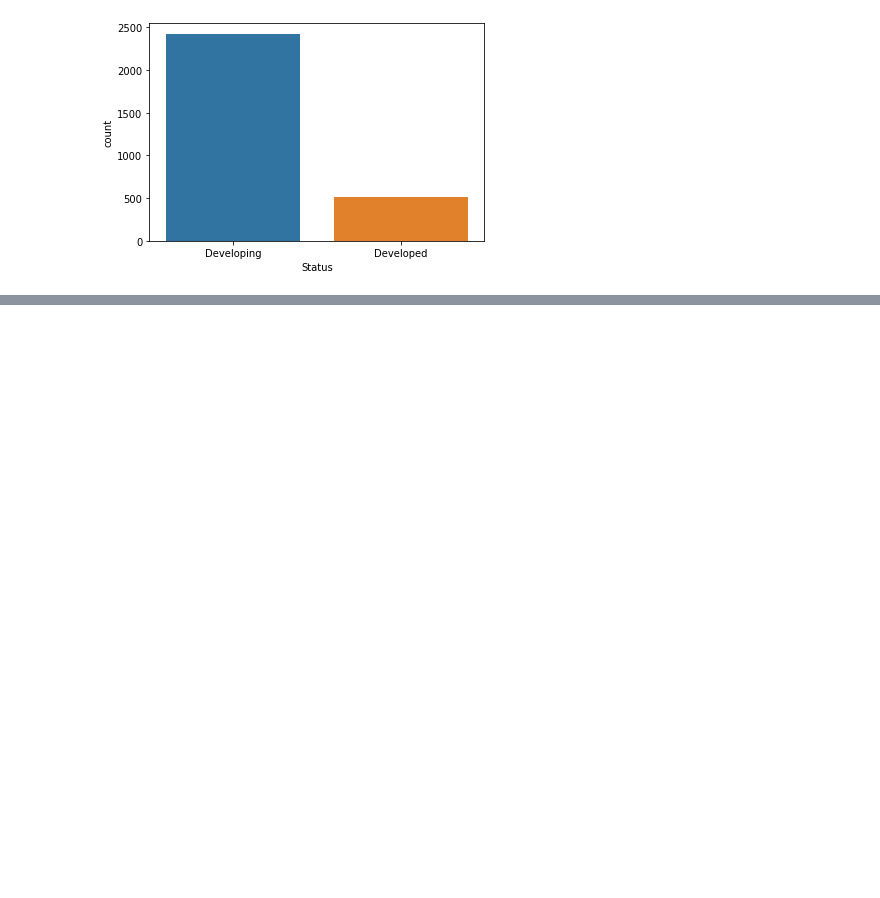
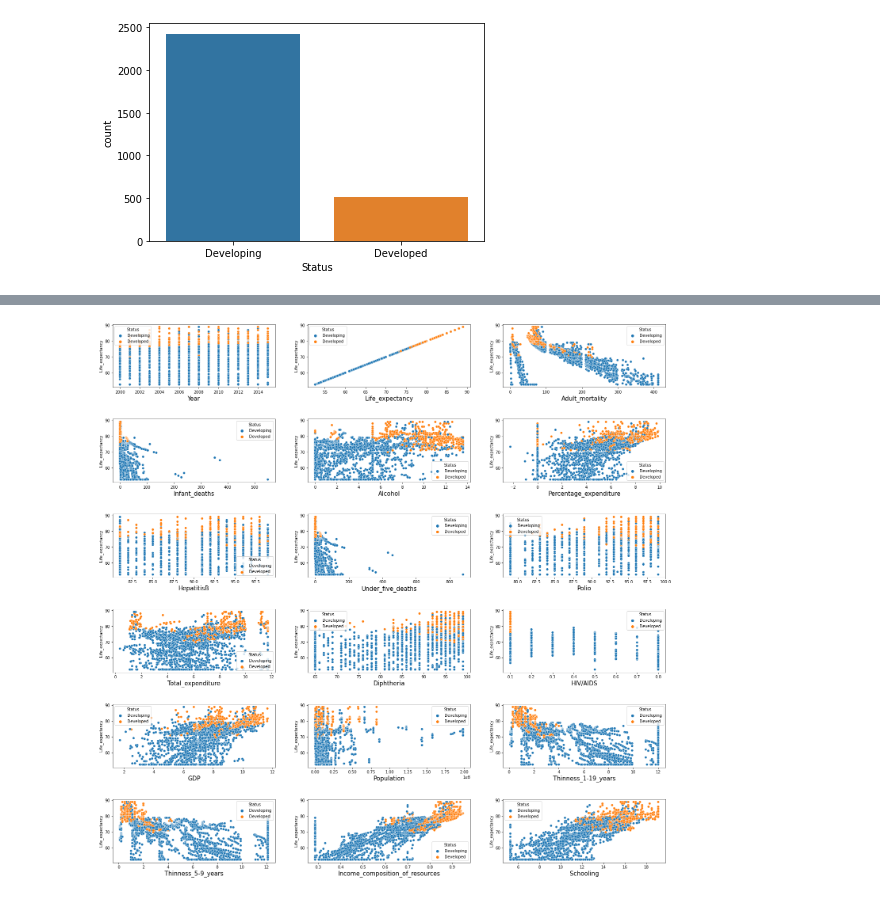
Before and after one commit to billbo-yang/DS503_Final_Project, a Jupyter notebook: eda.ipynb, the cells around one changed output, grey strips where cells are left out. Saved outputs shown, nothing was run; the diff lists cells and outputs as text; code cells hidden in the pictures; blank space fills up the shorter version.

```diff
--- a/eda.ipynb
+++ b/eda.ipynb
@@ -73,0 +282,9 @@ Some things of note:
+# %%
+# lets compare the numerical features against life expectancy!
+fig, axs = plt.subplots(6,3, figsize=(25,25))
+plt.subplots_adjust(hspace=0.5)
+for c, feature in enumerate(num_features):
+    a = sns.scatterplot(x=feature, y='Life_expectancy', data=life_expectancy, ax = axs.flat[c], hue='Status')
+    a.set_xlabel(feature,fontsize=15)
+# %% [output]
+[figure, added]
```
Also changed, not shown: parts of 25 cells of this notebook.
